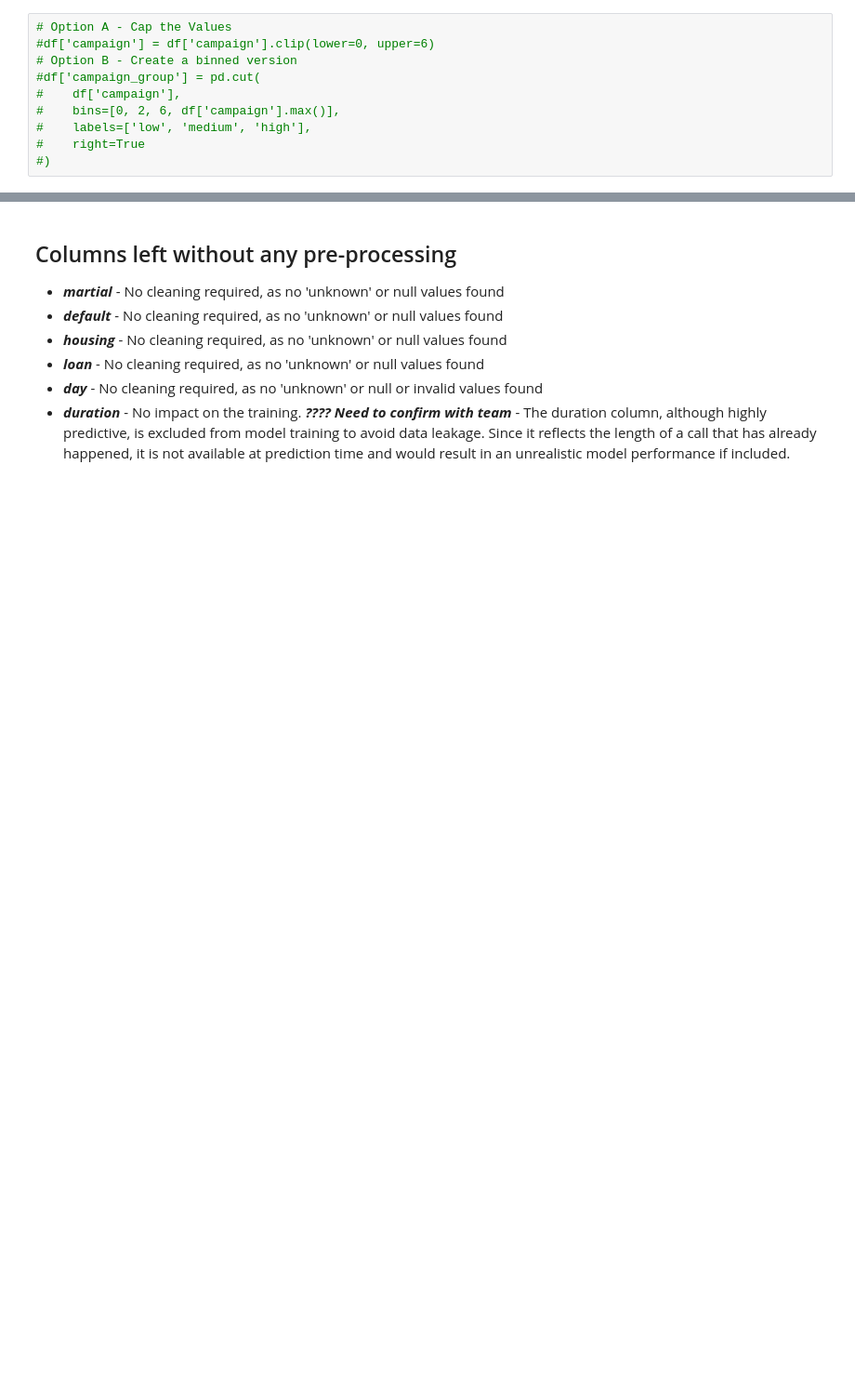
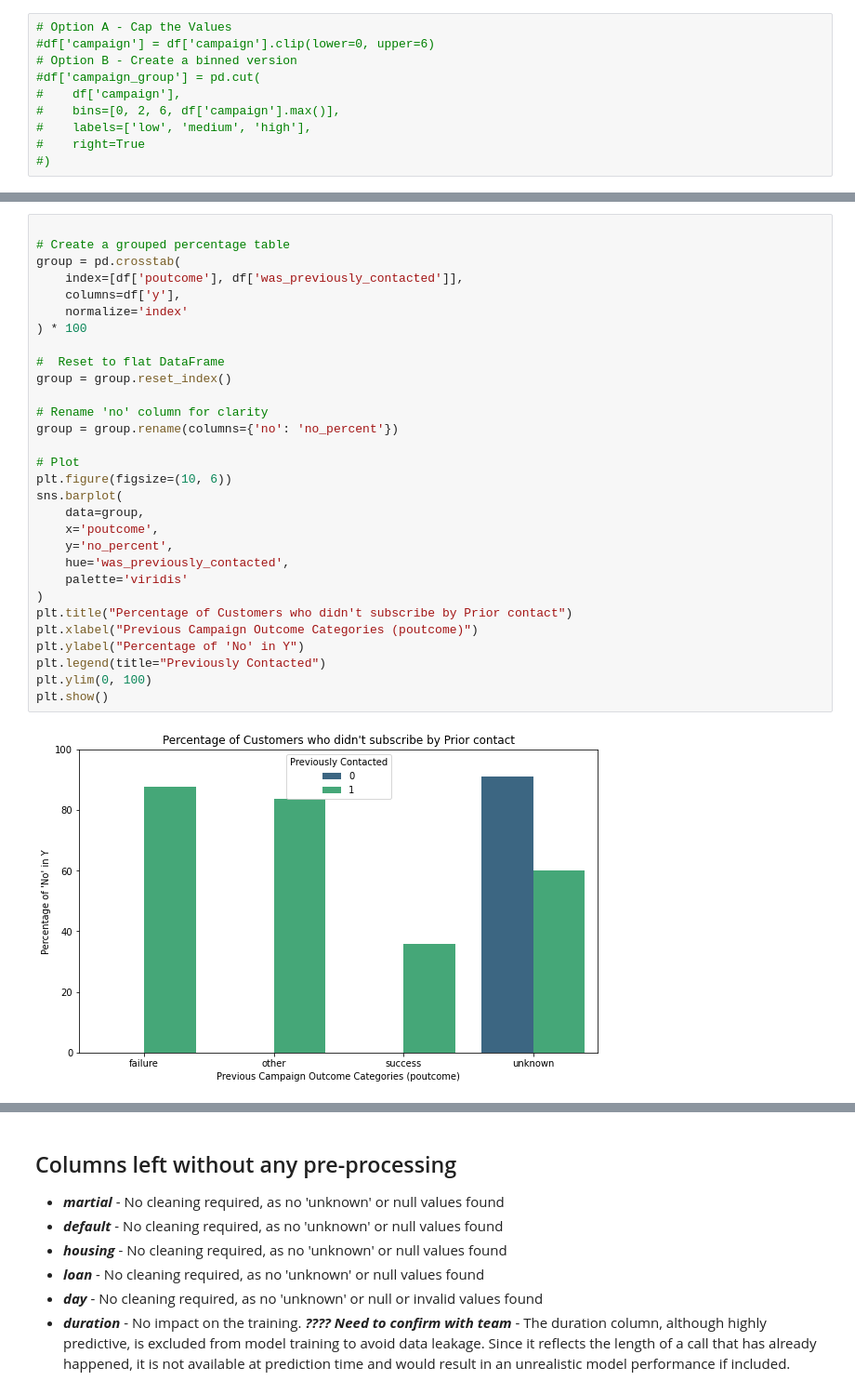
Before and after one commit to blackpearl/ML_T7_Bank-Marketing, a Jupyter notebook: data_preprocessing_and_EDA.ipynb, the cells around one changed output, grey strips where cells are left out. Shown: that part at 93% size. Cells and saved outputs as stored; diff of their text form; blank space fills up the shorter version.

```diff
--- a/data_preprocessing_and_EDA.ipynb
+++ b/data_preprocessing_and_EDA.ipynb
@@ -444,0 +612,32 @@ Values above 6: 3064
+# %%
+
+# Create a grouped percentage table
+group = pd.crosstab(
+    index=[df['poutcome'], df['was_previously_contacted']],
+    columns=df['y'],
+    normalize='index'
+) * 100
+
+#  Reset to flat DataFrame
+group = group.reset_index()
+
+# Rename 'no' column for clarity
+group = group.rename(columns={'no': 'no_percent'})
+
+# Plot
+plt.figure(figsize=(10, 6))
+sns.barplot(
+    data=group,
+    x='poutcome',
+    y='no_percent',
+    hue='was_previously_contacted',
+    palette='viridis'
+)
+plt.title("Percentage of Customers who didn't subscribe by Prior contact")
+plt.xlabel("Previous Campaign Outcome Categories (poutcome)")
+plt.ylabel("Percentage of 'No' in Y")
+plt.legend(title="Previously Contacted")
+plt.ylim(0, 100)
+plt.show()
+# %% [output]
+[figure, added]
```
Also changed, not shown: parts of 61 cells of this notebook, 3 other files.
